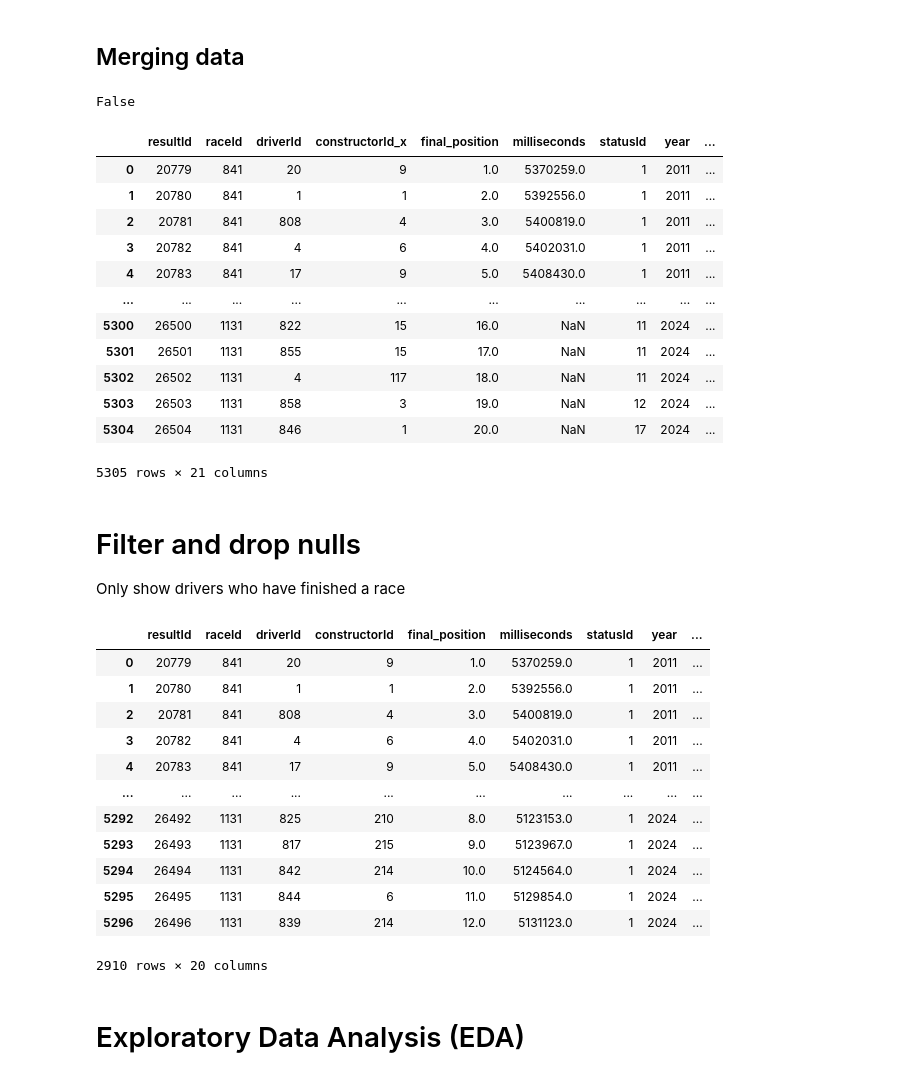
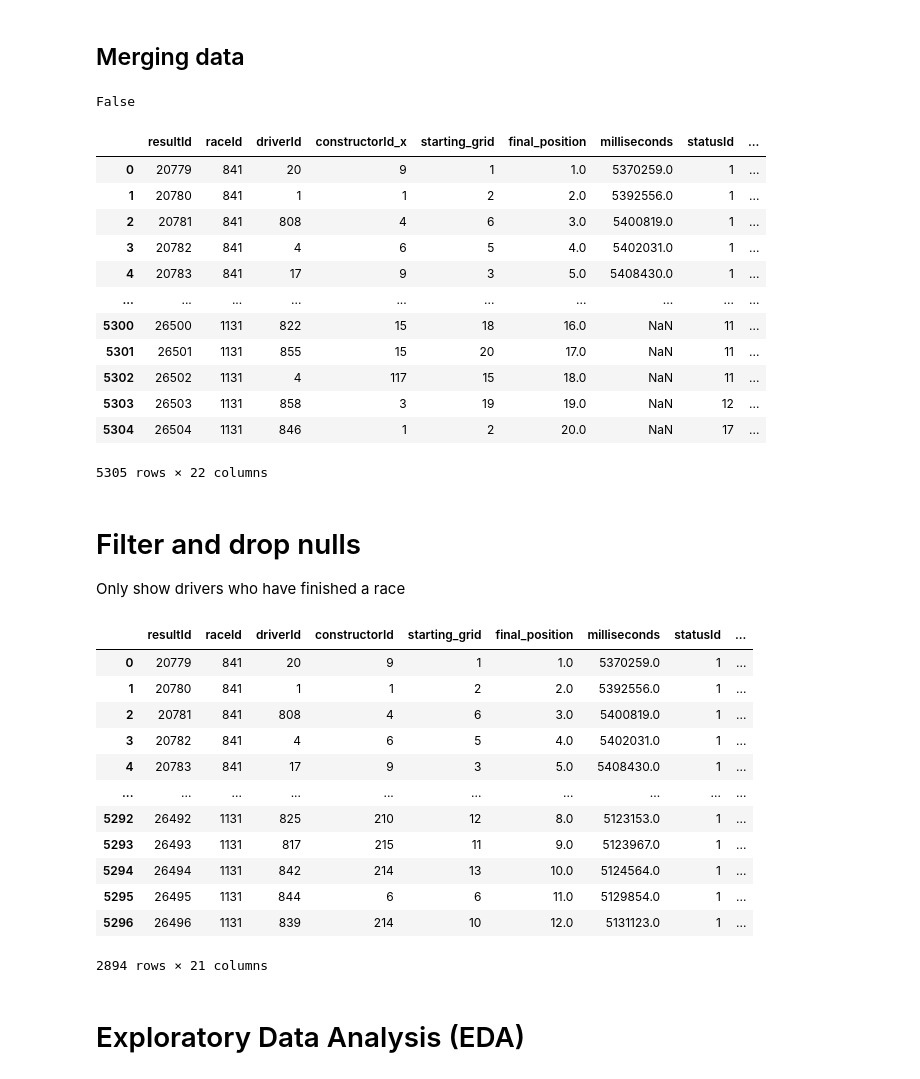
Before and after one commit to jennydang61/Driver-Performance-Prediction, a Jupyter notebook: formula1.ipynb, the cells around one changed output. Saved outputs shown, nothing was run; the diff lists cells and outputs as text; code cells hidden in the pictures.

```diff
--- a/formula1.ipynb
+++ b/formula1.ipynb
@@ -37,10 +37,9 @@ status_df = pd.read_csv('status.csv')
 ## Transform Data
 Changing data types, dropping and renaming columns
 # %%
+results_df.drop(['number', 'positionText', 'time', 'rank', 'fastestLap', 'fastestLapTime', 'fastestLapSpeed', 'laps', 'points', 'positionOrder'], axis=1, inplace=True)
 
-results_df.drop(['number', 'positionText', 'time', 'rank', 'fastestLap', 'fastestLapTime', 'fastestLapSpeed', 'laps', 'points', 'positionOrder', 'grid'], axis=1, inplace=True)
-
-results_df.rename(columns={'position': 'final_position'}, inplace=True)
+results_df.rename(columns={'position': 'final_position', 'grid': 'starting_grid'}, inplace=True)
 
 results_df['final_position'] = results_df['final_position'].replace('\\N', np.nan)
 results_df.final_position = pd.to_numeric(results_df.final_position, errors='coerce')
@@ -336,47 +336,48 @@ print(duplicates_check)
 display(combined_df)
 # %% [output]
 False
-|  | resultId | raceId | driverId | constructorId_x | final_position | milliseconds | statusId | year | ... |
-| 0 | 20779 | 841 | 20 | 9 | 1.0 | 5370259.0 | 1 | 2011 | ... |
-| 1 | 20780 | 841 | 1 | 1 | 2.0 | 5392556.0 | 1 | 2011 | ... |
-| 2 | 20781 | 841 | 808 | 4 | 3.0 | 5400819.0 | 1 | 2011 | ... |
-| 3 | 20782 | 841 | 4 | 6 | 4.0 | 5402031.0 | 1 | 2011 | ... |
-| 4 | 20783 | 841 | 17 | 9 | 5.0 | 5408430.0 | 1 | 2011 | ... |
+|  | resultId | raceId | driverId | constructorId_x | starting_grid | final_position | milliseconds | statusId | ... |
+| 0 | 20779 | 841 | 20 | 9 | 1 | 1.0 | 5370259.0 | 1 | ... |
+| 1 | 20780 | 841 | 1 | 1 | 2 | 2.0 | 5392556.0 | 1 | ... |
+| 2 | 20781 | 841 | 808 | 4 | 6 | 3.0 | 5400819.0 | 1 | ... |
+| 3 | 20782 | 841 | 4 | 6 | 5 | 4.0 | 5402031.0 | 1 | ... |
+| 4 | 20783 | 841 | 17 | 9 | 3 | 5.0 | 5408430.0 | 1 | ... |
 | ... | ... | ... | ... | ... | ... | ... | ... | ... | ... |
-| 5300 | 26500 | 1131 | 822 | 15 | 16.0 | NaN | 11 | 2024 | ... |
-| 5301 | 26501 | 1131 | 855 | 15 | 17.0 | NaN | 11 | 2024 | ... |
-| 5302 | 26502 | 1131 | 4 | 117 | 18.0 | NaN | 11 | 2024 | ... |
-| 5303 | 26503 | 1131 | 858 | 3 | 19.0 | NaN | 12 | 2024 | ... |
-| 5304 | 26504 | 1131 | 846 | 1 | 20.0 | NaN | 17 | 2024 | ... |
+| 5300 | 26500 | 1131 | 822 | 15 | 18 | 16.0 | NaN | 11 | ... |
+| 5301 | 26501 | 1131 | 855 | 15 | 20 | 17.0 | NaN | 11 | ... |
+| 5302 | 26502 | 1131 | 4 | 117 | 15 | 18.0 | NaN | 11 | ... |
+| 5303 | 26503 | 1131 | 858 | 3 | 19 | 19.0 | NaN | 12 | ... |
+| 5304 | 26504 | 1131 | 846 | 1 | 2 | 20.0 | NaN | 17 | ... |
-5305 rows × 21 columns
+5305 rows × 22 columns
 # %% [markdown]
 # Filter and drop nulls
 Only show drivers who have finished a race
 # %%
 combined_df.drop(['constructorId_y'], axis=1, inplace=True)
 combined_df.rename(columns={'constructorId_x': 'constructorId'}, inplace=True)
 
 df = combined_df[combined_df['status'] == 'Finished']
+df = combined_df[combined_df['starting_grid'] > 0]
 
 df = df.dropna()
 df.isnull().sum()
 display(df)
 
 #df.to_csv('file1.csv')
 # %% [output]
-|  | resultId | raceId | driverId | constructorId | final_position | milliseconds | statusId | year | ... |
-| 0 | 20779 | 841 | 20 | 9 | 1.0 | 5370259.0 | 1 | 2011 | ... |
-| 1 | 20780 | 841 | 1 | 1 | 2.0 | 5392556.0 | 1 | 2011 | ... |
-| 2 | 20781 | 841 | 808 | 4 | 3.0 | 5400819.0 | 1 | 2011 | ... |
-| 3 | 20782 | 841 | 4 | 6 | 4.0 | 5402031.0 | 1 | 2011 | ... |
-| 4 | 20783 | 841 | 17 | 9 | 5.0 | 5408430.0 | 1 | 2011 | ... |
+|  | resultId | raceId | driverId | constructorId | starting_grid | final_position | milliseconds | statusId | ... |
+| 0 | 20779 | 841 | 20 | 9 | 1 | 1.0 | 5370259.0 | 1 | ... |
+| 1 | 20780 | 841 | 1 | 1 | 2 | 2.0 | 5392556.0 | 1 | ... |
+| 2 | 20781 | 841 | 808 | 4 | 6 | 3.0 | 5400819.0 | 1 | ... |
+| 3 | 20782 | 841 | 4 | 6 | 5 | 4.0 | 5402031.0 | 1 | ... |
+| 4 | 20783 | 841 | 17 | 9 | 3 | 5.0 | 5408430.0 | 1 | ... |
 | ... | ... | ... | ... | ... | ... | ... | ... | ... | ... |
-| 5292 | 26492 | 1131 | 825 | 210 | 8.0 | 5123153.0 | 1 | 2024 | ... |
-| 5293 | 26493 | 1131 | 817 | 215 | 9.0 | 5123967.0 | 1 | 2024 | ... |
-| 5294 | 26494 | 1131 | 842 | 214 | 10.0 | 5124564.0 | 1 | 2024 | ... |
-| 5295 | 26495 | 1131 | 844 | 6 | 11.0 | 5129854.0 | 1 | 2024 | ... |
-| 5296 | 26496 | 1131 | 839 | 214 | 12.0 | 5131123.0 | 1 | 2024 | ... |
+| 5292 | 26492 | 1131 | 825 | 210 | 12 | 8.0 | 5123153.0 | 1 | ... |
+| 5293 | 26493 | 1131 | 817 | 215 | 11 | 9.0 | 5123967.0 | 1 | ... |
+| 5294 | 26494 | 1131 | 842 | 214 | 13 | 10.0 | 5124564.0 | 1 | ... |
+| 5295 | 26495 | 1131 | 844 | 6 | 6 | 11.0 | 5129854.0 | 1 | ... |
+| 5296 | 26496 | 1131 | 839 | 214 | 10 | 12.0 | 5131123.0 | 1 | ... |
-2910 rows × 20 columns
+2894 rows × 21 columns
 # %% [markdown]
 # Exploratory Data Analysis (EDA)
 # %%
```
Also changed, not shown: parts of 23 cells of this notebook, 1 other file.
